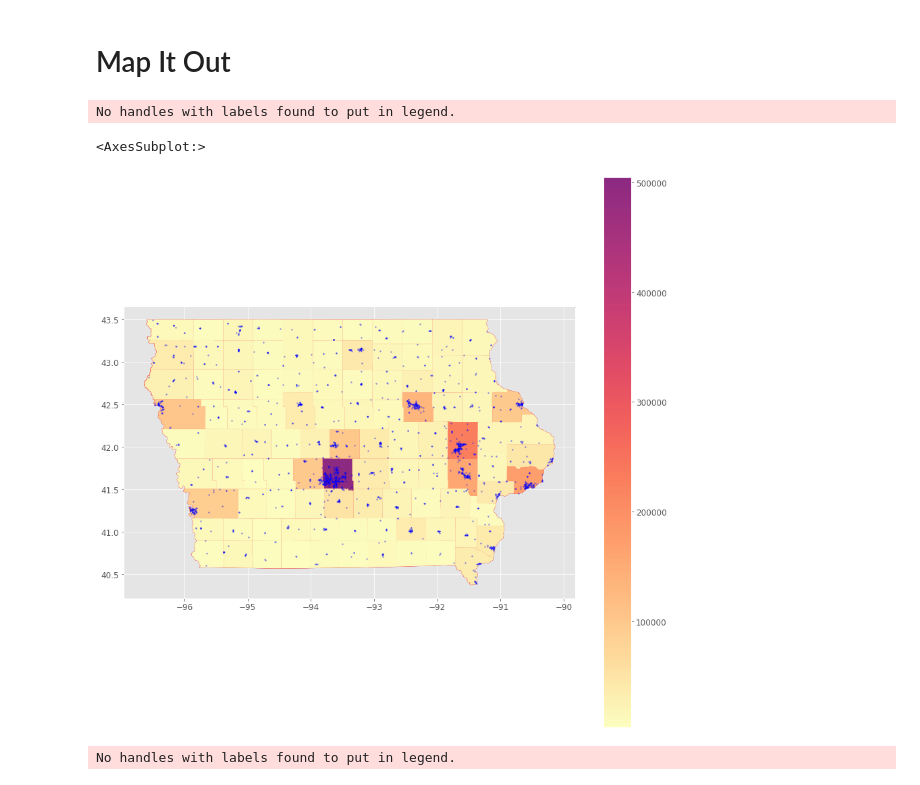
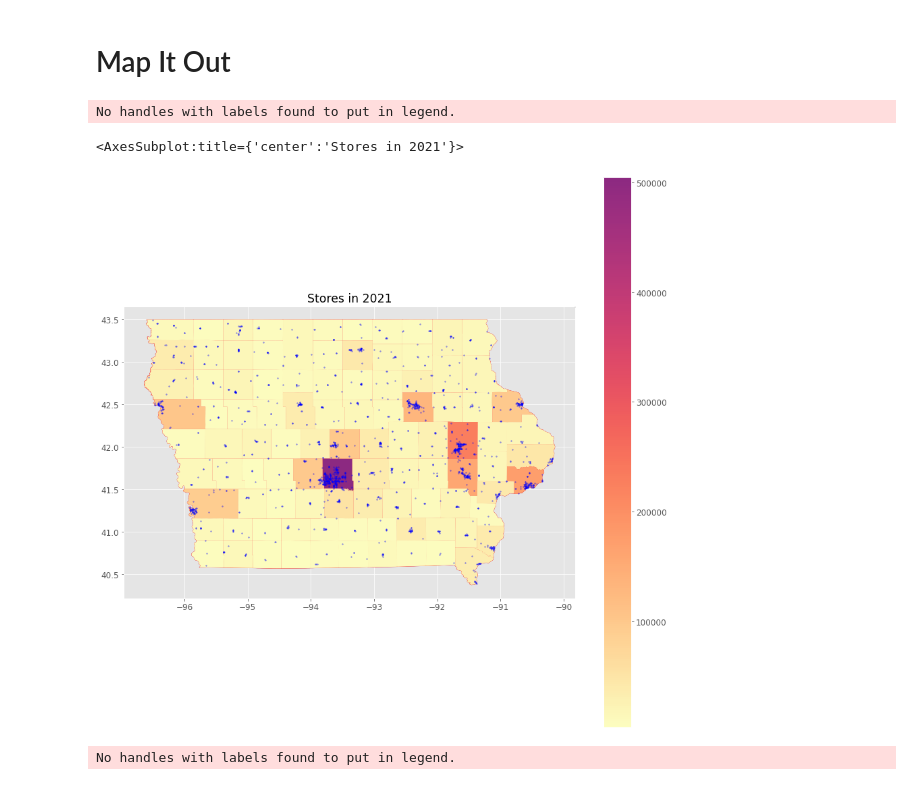
Before and after one commit to flyingcape/Iowa_Liquor_Sales, a Jupyter notebook: LiquorSales_EDA_Clustering_Maps.ipynb, the cells around one changed output. Cells and saved outputs as stored; diff of their text form; code cells hidden in the pictures.

```diff
--- a/LiquorSales_EDA_Clustering_Maps.ipynb
+++ b/LiquorSales_EDA_Clustering_Maps.ipynb
@@ -133,10 +133,14 @@ county_2020_income.head()
 # %%
 df_bycounty_temp0 = temp1.groupby(['County']).agg({'Sale_Dollars':'sum',
                                'StoreID':'nunique',
-                               'VolumeSold_Liters':'sum'})
+                               'VolumeSold_Liters':'sum',
+                               'ProductID':'nunique',
+                               'VendorID':'nunique'})
 df_bycounty_temp0.rename(columns={'Sale_Dollars': 'Annual_SalesDollars',
                             'StoreID': 'StoreCount',
-                            'VolumeSold_Liters': 'Annual_VolumeSold'}, inplace=True)
+                            'VolumeSold_Liters': 'Annual_VolumeSold',
+                            'ProductID': 'ProductCount',
+                            'VendorID': 'VendorCount'}, inplace=True)
 
 df_bycounty_temp0.head()
 # %% [output]
@@ -310,26 +314,26 @@ map_counties2.nlargest(5, 'SalesPerCapita_perStore')['County'].reset_index()
 # %%
 fig,ax = plt.subplots(figsize = (15,15))
 
 # County Boundaries
 map_counties2.to_crs(epsg=4326).plot(ax = ax, alpha=0.2, color="gray",edgecolor='black')
 
-#ax.set_title('Stores in 2021')
+ax.set_title('Stores in 2021')
 
 map_counties.plot(color='white', edgecolor='red', ax=ax)
 map_counties2.plot(column='Population', cmap=new_cmap, ax=ax, legend=True)
 ax.legend(prop={'size':1}, loc='best')
 
 #for name in map_counties_pts['County']:
 #    if name in ['polk','linn','black hawk','scott','johnson']:
 #        x = map_counties_pts.loc[map_counties_pts['County']==name,'primary_lo']
 #        y = map_counties_pts.loc[map_counties_pts['County']==name,'primary_la']
 #        plt.text(x,y,name, fontsize=14, horizontalalignment='center')
 
 store_geo.plot(ax = ax, color="blue",markersize=3, alpha=0.40)
 # %% [output]
 No handles with labels found to put in legend.
-<AxesSubplot:>
+<AxesSubplot:title={'center':'Stores in 2021'}>
-[figure, old version]
+[figure, new version]
 # %%
 fig,ax = plt.subplots(figsize = (15,15))
 
```
Also changed, not shown: parts of 15 cells of this notebook.
